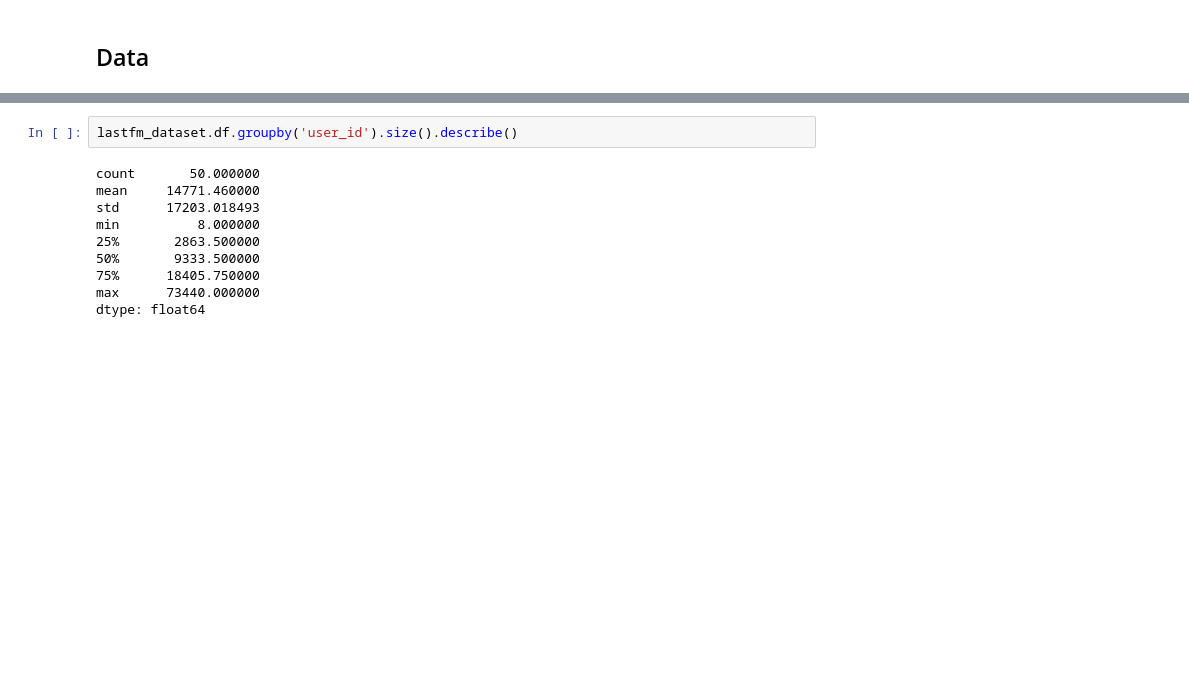
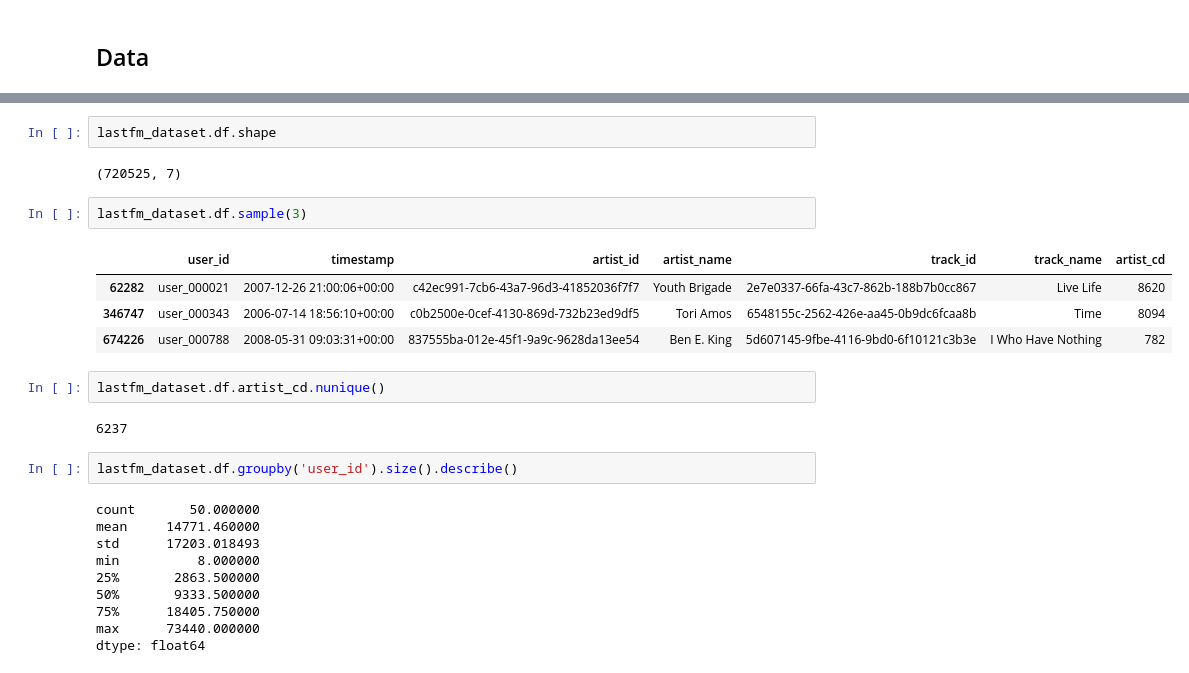
Before and after one commit to eifuentes/skipgrammar, a Jupyter notebook: notebooks/lastfm-pl.ipynb, the cells around one changed output, grey strips where cells are left out. Cells and saved outputs as stored; diff of their text form; blank space fills up the shorter version.

```diff
--- a/notebooks/lastfm-pl.ipynb
+++ b/notebooks/lastfm-pl.ipynb
@@ -31,3 +30,18 @@ Wall time: 1.45 s
+# %%
+lastfm_dataset.df.shape
+# %% [output]
+(720525, 7)
+# %%
+lastfm_dataset.df.sample(3)
+# %% [output]
+|  | user_id | timestamp | artist_id | artist_name | track_id | track_name | artist_cd |
+| 62282 | user_000021 | 2007-12-26 21:00:06+00:00 | c42ec991-7cb6-43a7-96d3-41852036f7f7 | Youth Brigade | 2e7e0337-66fa-43c7-862b-188b7b0cc867 | Live Life | 8620 |
+| 346747 | user_000343 | 2006-07-14 18:56:10+00:00 | c0b2500e-0cef-4130-869d-732b23ed9df5 | Tori Amos | 6548155c-2562-426e-aa45-0b9dc6fcaa8b | Time | 8094 |
+| 674226 | user_000788 | 2008-05-31 09:03:31+00:00 | 837555ba-012e-45f1-9a9c-9628da13ee54 | Ben E. King | 5d607145-9fbe-4116-9bd0-6f10121c3b3e | I Who Have Nothing | 782 |
+# %%
+lastfm_dataset.df.artist_cd.nunique()
+# %% [output]
+6237
 # %%
 lastfm_dataset.df.groupby('user_id').size().describe()
 # %% [output]
```
Also changed, not shown: parts of 8 cells of this notebook, 1 other file.
